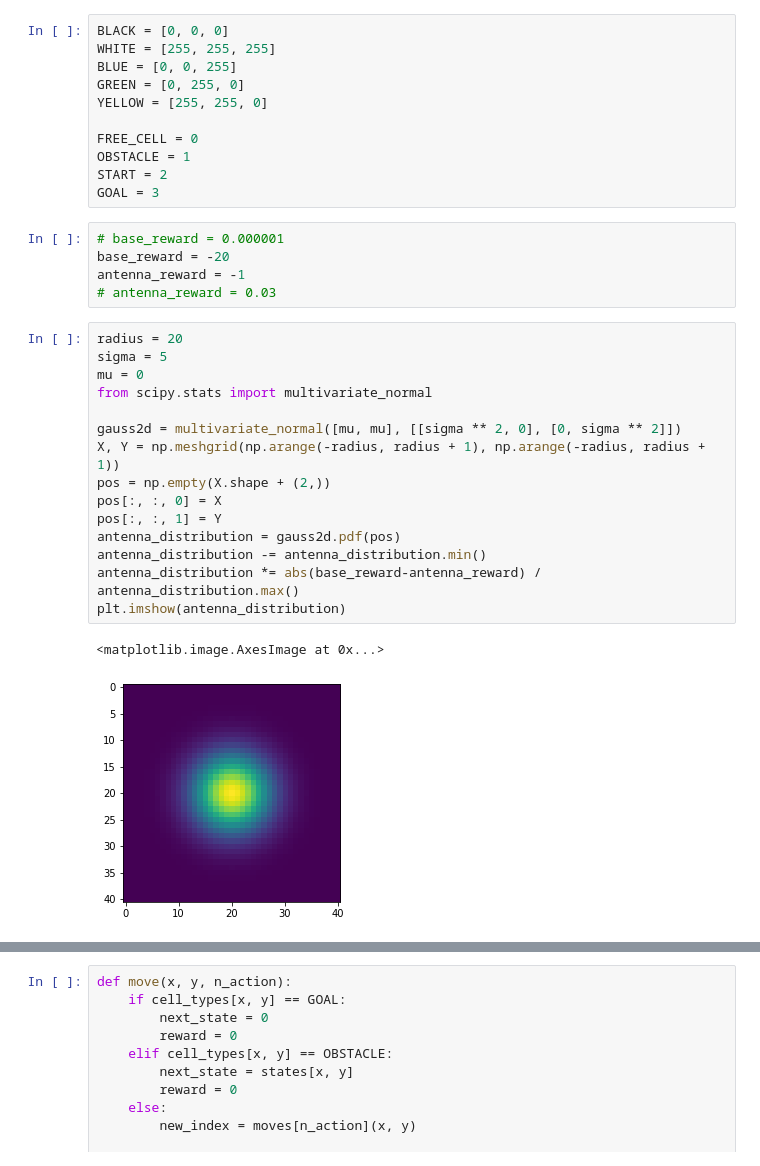
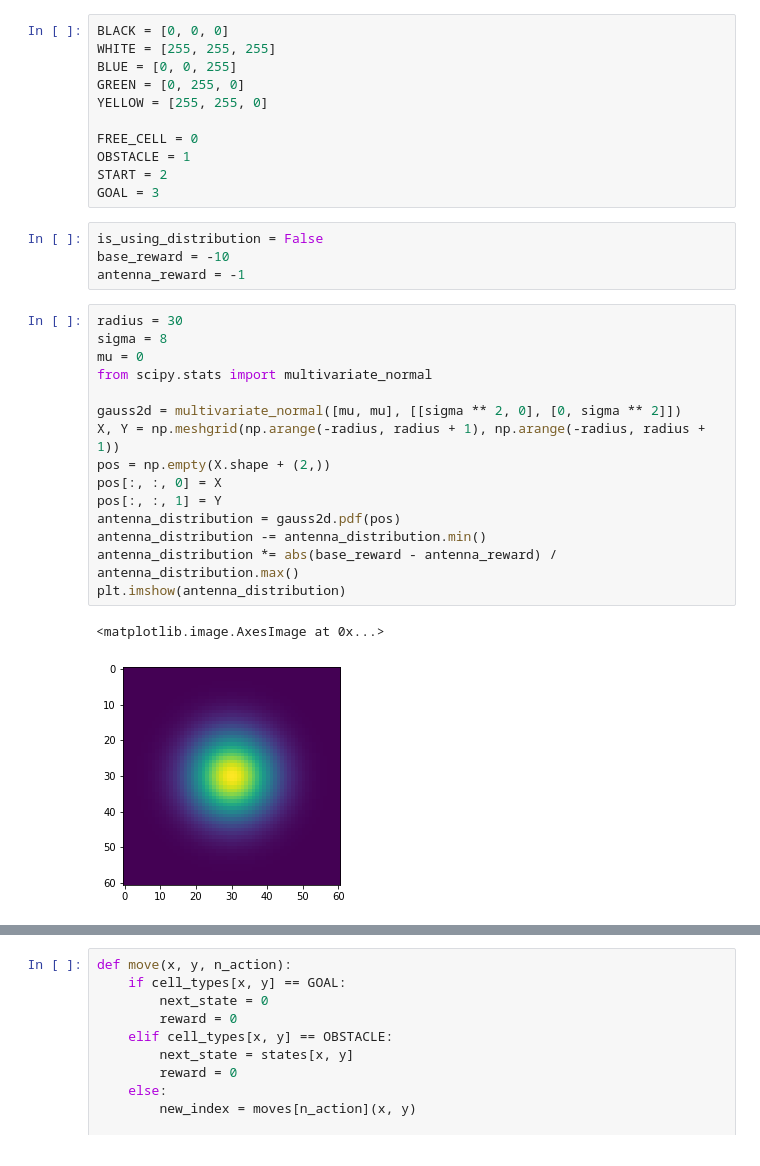
Before and after one commit to mluigi/gridworlds, a Jupyter notebook: Path Planning with Value iteration.ipynb, the cells around one changed output, grey strips where cells are left out. Cells and saved outputs as stored; diff of their text form.

```diff
--- a/Path Planning with Value iteration.ipynb
+++ b/Path Planning with Value iteration.ipynb
@@ -18,29 +17,28 @@ FREE_CELL = 0
 OBSTACLE = 1
 START = 2
 GOAL = 3
-# %%
-# base_reward = 0.000001
-base_reward = -20
-antenna_reward = -1
-# antenna_reward = 0.03
+# %%
+is_using_distribution = False
+base_reward = -10
+antenna_reward = -1
 # %%
-radius = 20
-sigma = 5
+radius = 30
+sigma = 8
 mu = 0
 from scipy.stats import multivariate_normal
 
 gauss2d = multivariate_normal([mu, mu], [[sigma ** 2, 0], [0, sigma ** 2]])
 X, Y = np.meshgrid(np.arange(-radius, radius + 1), np.arange(-radius, radius + 1))
 pos = np.empty(X.shape + (2,))
 pos[:, :, 0] = X
 pos[:, :, 1] = Y
 antenna_distribution = gauss2d.pdf(pos)
 antenna_distribution -= antenna_distribution.min()
-antenna_distribution *= abs(base_reward-antenna_reward) / antenna_distribution.max()
+antenna_distribution *= abs(base_reward - antenna_reward) / antenna_distribution.max()
 plt.imshow(antenna_distribution)
 # %% [output]
 <matplotlib.image.AxesImage at 0x...>
-[figure, old version]
+[figure, new version]
 # %%
 image = Image.open(image_path)
 size = image.size
```
Also changed, not shown: parts of 14 cells of this notebook, 5 other files.
